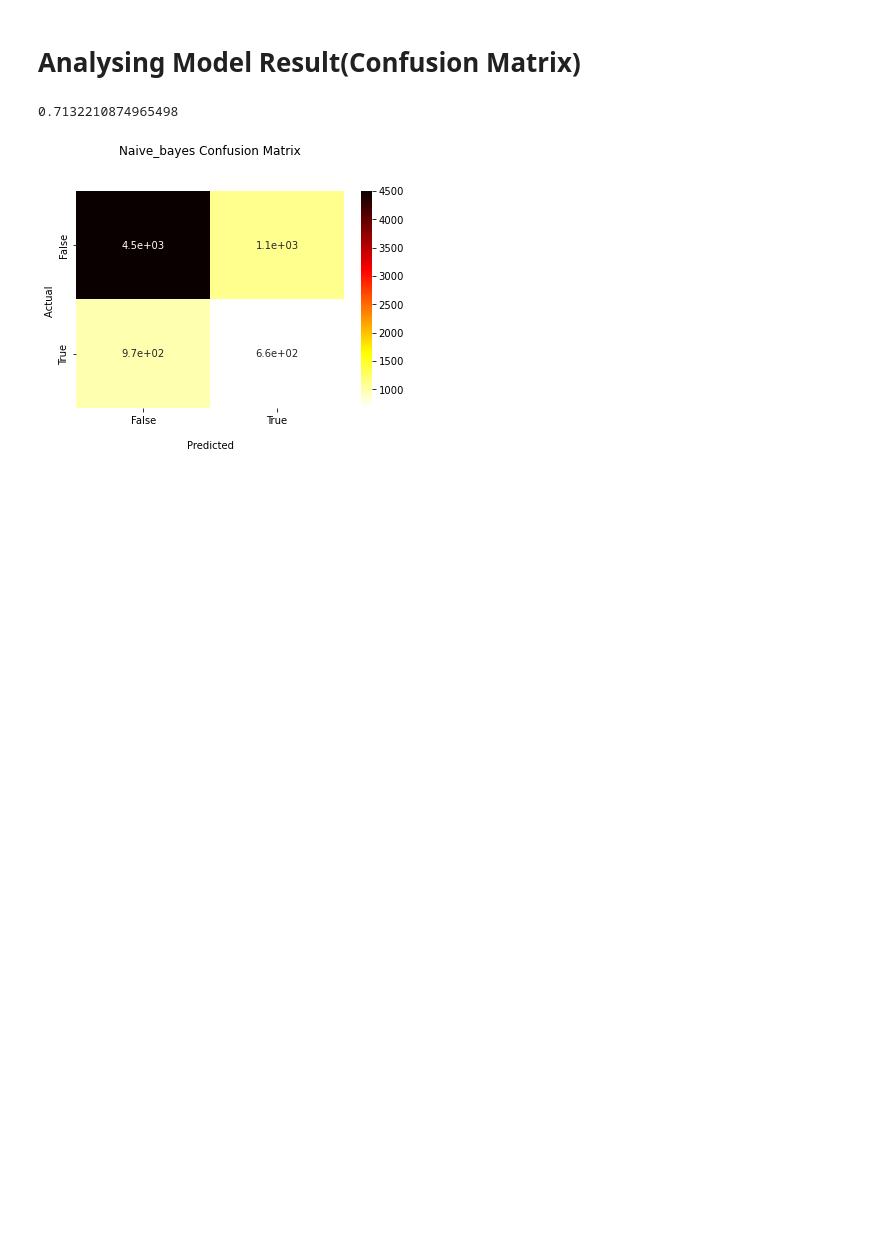
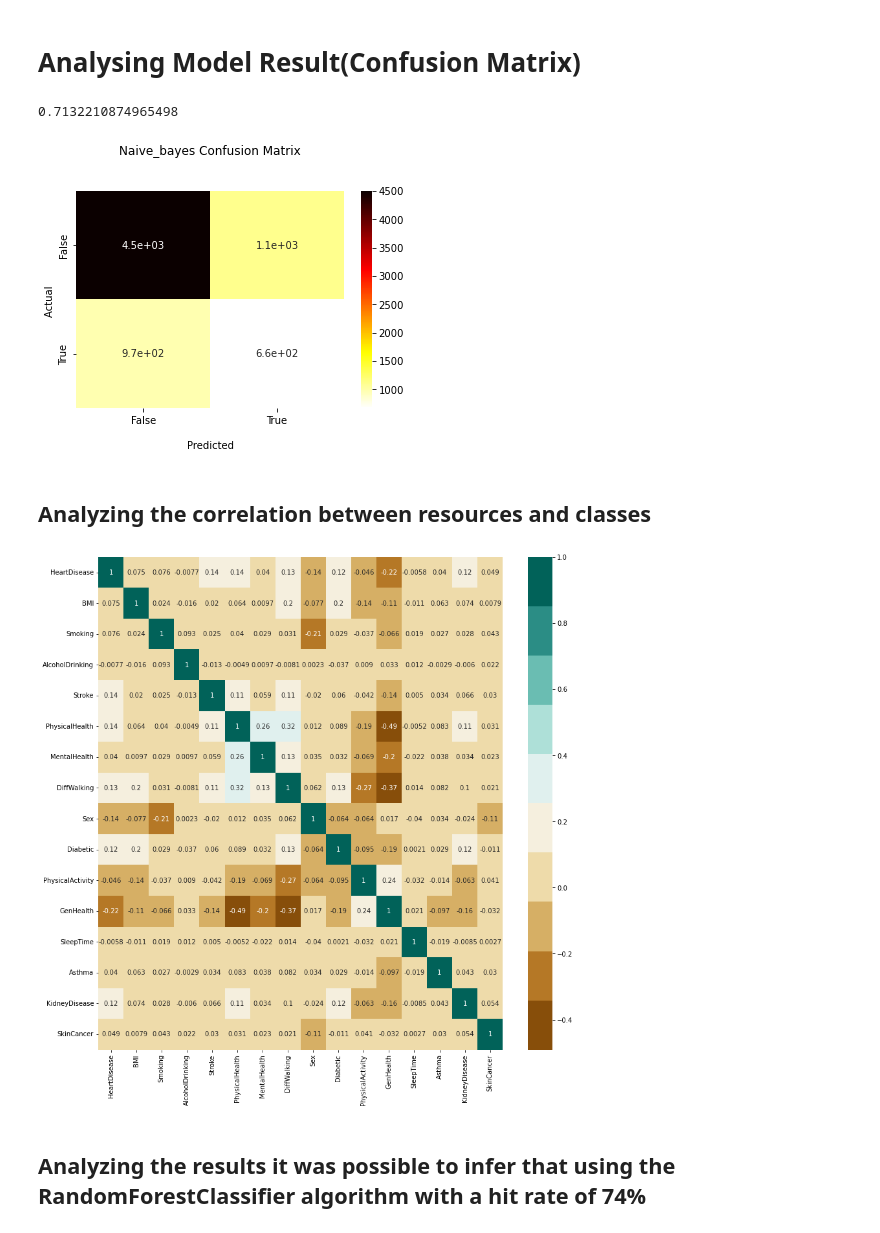
Before and after one commit to LuisFelipeTs/Data_Science_And_Analytics, a Jupyter notebook: Heart_desease_ML_study/data_study.ipynb, the cells around one changed output. Cells and saved outputs as stored; diff of their text form; code cells hidden in the pictures; blank space fills up the shorter version.

Commit message:
Correlation Map w resources & classes

```diff
--- a/Heart_desease_ML_study/data_study.ipynb
+++ b/Heart_desease_ML_study/data_study.ipynb
@@ -263,3 +263,20 @@ conf_m.yaxis.set_ticklabels(['False','True'])
 plt.show()
 # %% [output]
 [figure]
+# %% [markdown]
+## Analyzing the correlation between resources and classes
+# %%
+cols_n = database_r.columns.tolist()
+# %%
+correl_all = database_r.corr()
+f_g, map_cl = plt.subplots(figsize = (14,14))
+colored_m= sns.color_palette("BrBG", 10)
+sns.heatmap(correl_all,
+           cmap = colored_m,
+           annot = True)
+map_cl.set_yticklabels(cols_n)
+plt.show()
+# %% [output]
+[figure, added]
+# %% [markdown]
+## Analyzing the results it was possible to infer that using the RandomForestClassifier algorithm with a hit rate of 74%
```
